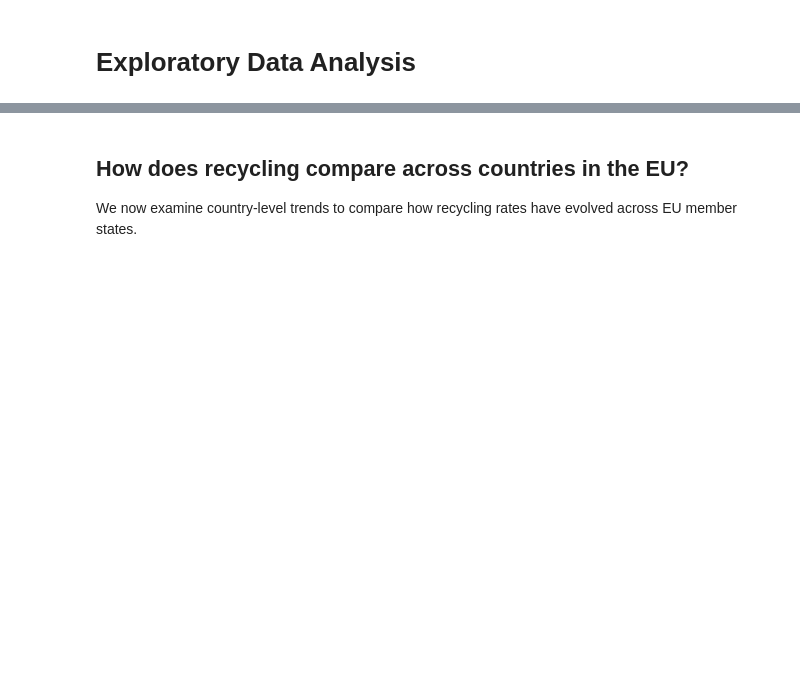
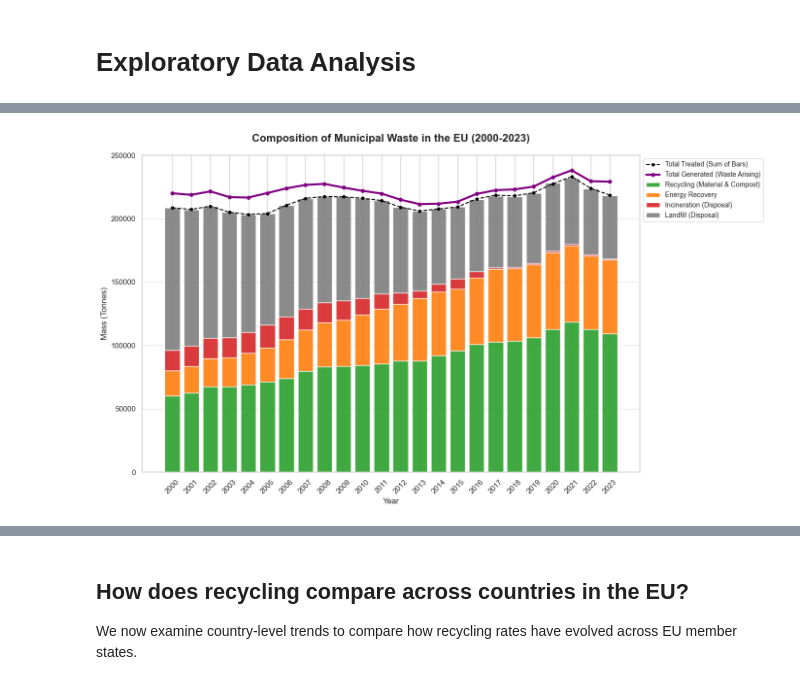
Before and after one commit to tobiasleitner5/DOPP2, a Jupyter notebook: dopp-exercise-2-notebook.ipynb, the cells around one changed output, grey strips where cells are left out. Cells and saved outputs as stored; diff of their text form; code cells hidden in the pictures; blank space fills up the shorter version.

```diff
--- a/dopp-exercise-2-notebook.ipynb
+++ b/dopp-exercise-2-notebook.ipynb
@@ -1539,0 +2151,39 @@ The EU has fundamentally shifted from a **disposal-based model** to a **recovery
+# %%
+# 1. Setup Plot
+sns.set_theme(style="whitegrid")
+fig, ax = plt.subplots(figsize=(14, 8))
+
+# 2. Prepare Data
+years = df_eu27.index
+rec = df_eu27['waste_recycled_total_tonnes'].fillna(0)
+energy = df_eu27['waste_energy_recovery_tonnes'].fillna(0)
+incineration = df_eu27['waste_incinerated_tonnes'].fillna(0)
+landfill = df_eu27['waste_landfill_tonnes'].fillna(0)
+total_treated = df_eu27['waste_treated_total_tonnes']
+total_generated = df_eu27['waste_generated_tonnes']
+
+# 3. Plotting: Stacked Bars
+p1 = ax.bar(years, rec, label='Recycling (Material & Compost)', color='#2ca02c', alpha=0.9, edgecolor='white')
+p2 = ax.bar(years, energy, bottom=rec, label='Energy Recovery', color='#ff7f0e', alpha=0.9, edgecolor='white')
+p3 = ax.bar(years, incineration, bottom=rec+energy, label='Incineration (Disposal)', color='#d62728', alpha=0.9, edgecolor='white')
+p4 = ax.bar(years, landfill, bottom=rec+energy+incineration, label='Landfill (Disposal)', color='#7f7f7f', alpha=0.9, edgecolor='white')
+
+# 4. Plotting: Reference Lines
+ax.plot(years, total_treated, color='black', linestyle='--', linewidth=1.5, marker='o', markersize=4,
+        label='Total Treated (Sum of Bars)')
+ax.plot(years, total_generated, color='purple', linestyle='-', linewidth=3, marker='o', markersize=5,
+        label='Total Generated (Waste Arising)')
+
+# 5. Formatting
+ax.set_title('Composition of Municipal Waste in the EU (2000-2023)', fontsize=16, fontweight='bold', pad=20)
+ax.set_ylabel('Mass (Tonnes)', fontsize=12)
+ax.set_xlabel('Year', fontsize=12)
+ax.legend(loc='upper left', fontsize=10, frameon=True, bbox_to_anchor=(1, 1))
+ax.grid(axis='y', linestyle='--', alpha=0.7)
+ax.set_xticks(years)
+ax.set_xticklabels(years, rotation=45)
+
+plt.tight_layout()
+plt.show()
+# %% [output]
+[figure, added]
```
Also changed, not shown: parts of 55 cells of this notebook, 3 other files.
